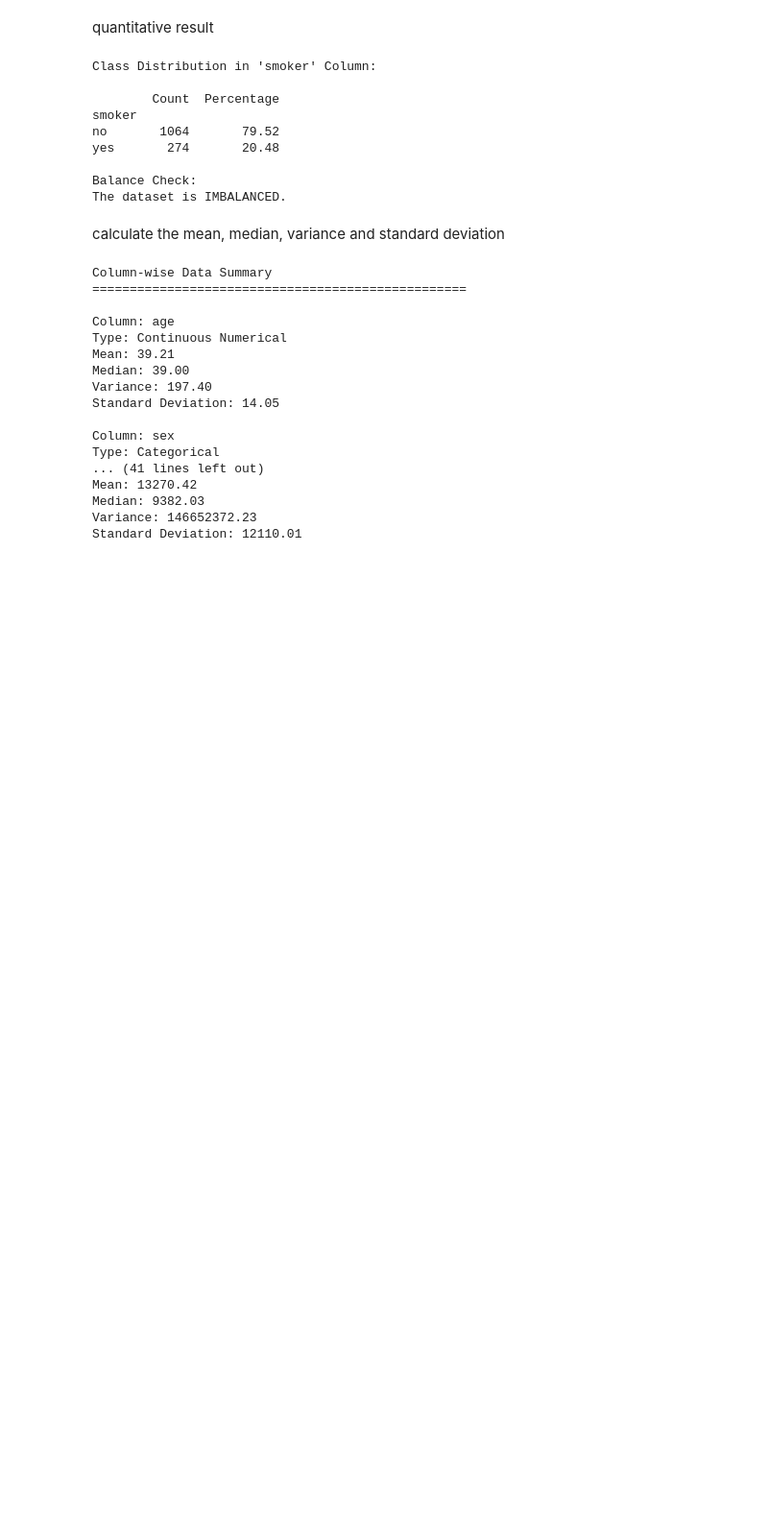
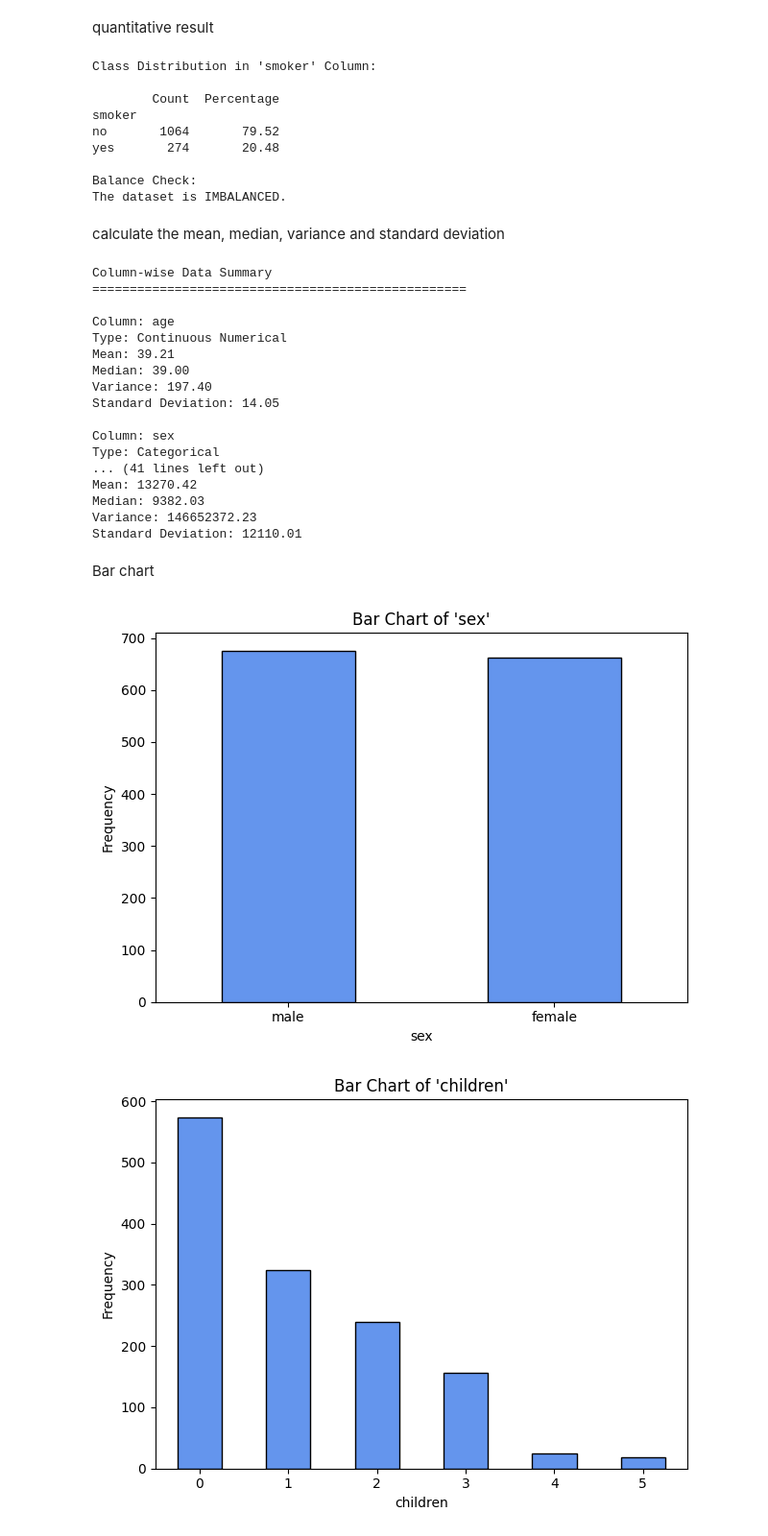
Before and after one commit to Shuvro1999/Insurance_Premium_Prediction, a Jupyter notebook: Insurance_Premium_Prediction.ipynb, the cells around one changed output. Shown at 96% size. Saved outputs shown, nothing was run; the diff lists cells and outputs as text; code cells hidden in the pictures; blank space fills up the shorter version.

Commit message:
Bar Chart

```diff
--- a/Insurance_Premium_Prediction.ipynb
+++ b/Insurance_Premium_Prediction.ipynb
@@ -190,3 +190,25 @@ Mean: 13270.42
 Median: 9382.03
 Variance: 146652372.23
 Standard Deviation: 12110.01
+# %% [markdown]
+Bar chart
+# %%
+import pandas as pd
+import matplotlib.pyplot as plt
+
+
+for col in df.columns:
+    if df[col].dtype == 'object' or (pd.api.types.is_integer_dtype(df[col]) and df[col].nunique() < 10):
+        counts = df[col].value_counts()
+
+        plt.figure()
+        counts.plot(kind='bar', color='cornflowerblue', edgecolor='black')
+        plt.title(f"Bar Chart of '{col}'")
+        plt.xlabel(col)
+        plt.ylabel("Frequency")
+        plt.xticks(rotation=0)
+        plt.tight_layout()
+        plt.show()
+# %% [output]
+[figure, added]
+[figure, added]
```
Also changed, not shown: parts of 1 cell of this notebook.
